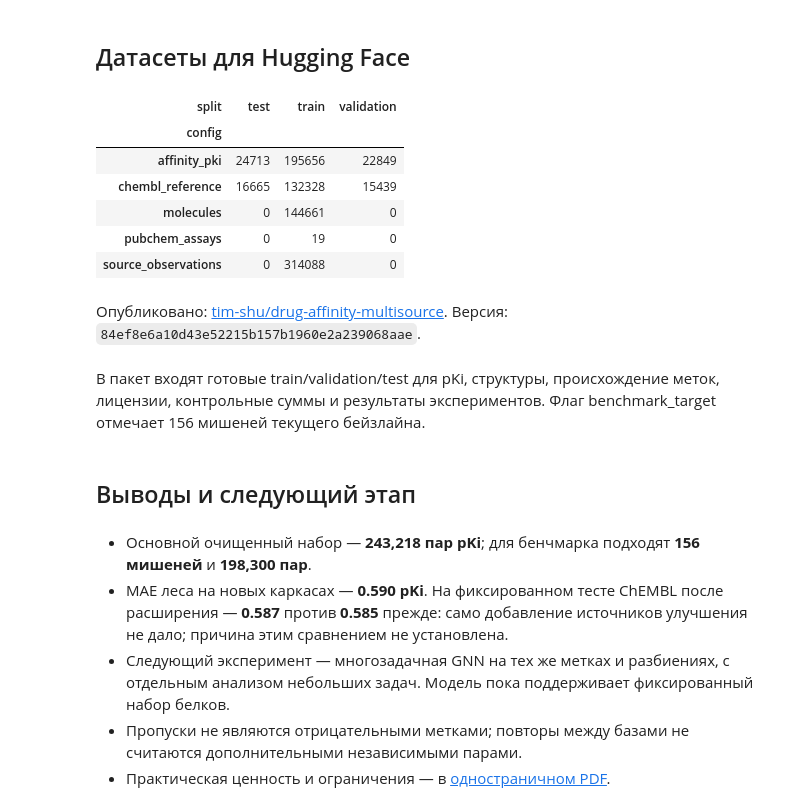
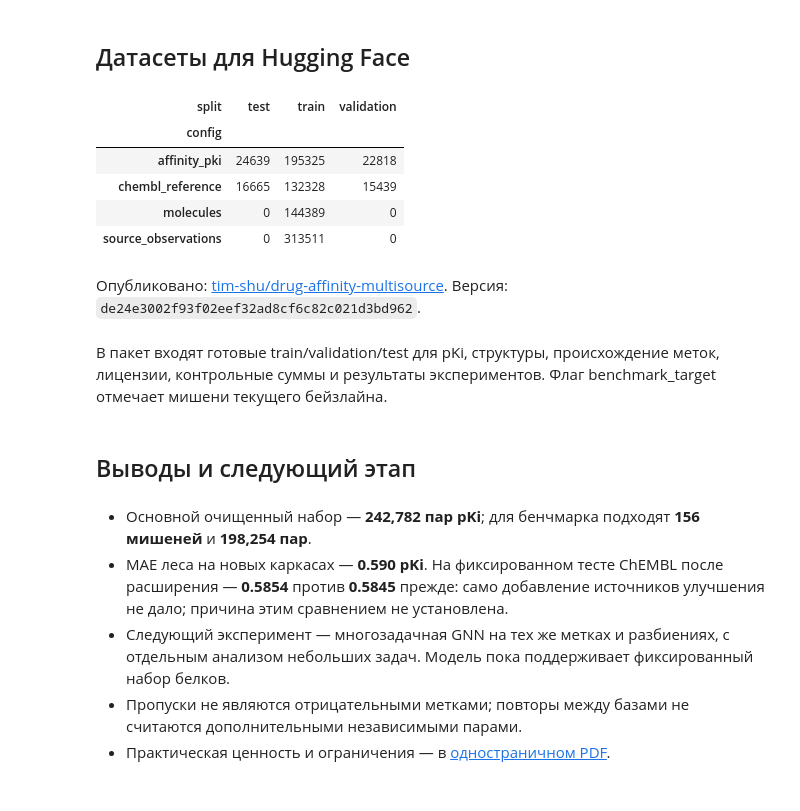
Before and after one commit to TimothyShumilov/Year_project_2026-2027_drug_repurposing, a Jupyter notebook: EDA.ipynb, the cells around one changed output. Drawn from its saved outputs; the diff is of its cells as text; code cells hidden in the pictures.

```diff
--- a/EDA.ipynb
+++ b/EDA.ipynb
@@ -509,27 +525,26 @@ display(Markdown('Срезы по источнику могут содержат
 # %%
 package = json.loads((MULTI_RESULTS / 'hf_package.json').read_text())
 display(pd.DataFrame(package['configurations']).pivot(index='config',columns='split',values='rows').fillna(0).astype(int))
 publication_file = MULTI_RESULTS / 'hf_publication.json'
 if publication_file.exists():
     publication = json.loads(publication_file.read_text())
     display(Markdown(f"Опубликовано: [{publication['repository']}]({publication['url']}). "
                      f"Версия: `{publication['revision']}`."))
 else:
     display(Markdown(f"Пакет для `{package['repository']}` подготовлен локально; "
                      "публикация ещё не подтверждена."))
 display(Markdown('В пакет входят готовые train/validation/test для pKi, структуры, '
     'происхождение меток, лицензии, контрольные суммы и результаты экспериментов. '
-    'Флаг benchmark_target отмечает 156 мишеней текущего бейзлайна.'))
+    'Флаг benchmark_target отмечает мишени текущего бейзлайна.'))
 # %% [output]
 | split | test | train | validation |
 | config |  |  |  |
-| affinity_pki | 24713 | 195656 | 22849 |
+| affinity_pki | 24639 | 195325 | 22818 |
 | chembl_reference | 16665 | 132328 | 15439 |
-| molecules | 0 | 144661 | 0 |
-| pubchem_assays | 0 | 19 | 0 |
-| source_observations | 0 | 314088 | 0 |
+| molecules | 0 | 144389 | 0 |
+| source_observations | 0 | 313511 | 0 |
-Опубликовано: [tim-shu/drug-affinity-multisource](https://huggingface.co/datasets/tim-shu/drug-affinity-multisource). Версия: `84ef8e6a10d43e52215b157b1960e2a239068aae`.
+Опубликовано: [tim-shu/drug-affinity-multisource](https://huggingface.co/datasets/tim-shu/drug-affinity-multisource). Версия: `de24e3002f93f02eef32ad8cf6c82c021d3bd962`.
-В пакет входят готовые train/validation/test для pKi, структуры, происхождение меток, лицензии, контрольные суммы и результаты экспериментов. Флаг benchmark_target отмечает 156 мишеней текущего бейзлайна.
+В пакет входят готовые train/validation/test для pKi, структуры, происхождение меток, лицензии, контрольные суммы и результаты экспериментов. Флаг benchmark_target отмечает мишени текущего бейзлайна.
 # %% [markdown]
 ## Выводы и следующий этап
 # %%
@@ -539,7 +554,7 @@ comparison = multi_baseline['original_test_comparison']
 display(Markdown(f"- Основной очищенный набор — **{multi_eda['pairs_by_endpoint']['pKi']:,} пар pKi**; "
     f"для бенчмарка подходят **{main_result['eligible_targets']} мишеней** и **{main_result['eligible_pairs']:,} пар**.\n"
     f"- MAE леса на новых каркасах — **{main_test['MAE']:.3f} pKi**. На фиксированном тесте ChEMBL "
-    f"после расширения — **{comparison[1]['MAE']:.3f}** против **{comparison[0]['MAE']:.3f}** прежде: "
+    f"после расширения — **{comparison[1]['MAE']:.4f}** против **{comparison[0]['MAE']:.4f}** прежде: "
     "само добавление источников улучшения не дало; причина этим сравнением не установлена.\n"
     "- Следующий эксперимент — многозадачная GNN на тех же метках и разбиениях, "
     "с отдельным анализом небольших задач. Модель пока поддерживает фиксированный набор белков.\n"
@@ -547,8 +562,8 @@ display(Markdown(f"- Основной очищенный набор — **{multi
     "не считаются дополнительными независимыми парами.\n"
     "- Практическая ценность и ограничения — в [одностраничном PDF](output/pdf/practical_value.pdf)."))
 # %% [output]
-- Основной очищенный набор — **243,218 пар pKi**; для бенчмарка подходят **156 мишеней** и **198,300 пар**.
-- MAE леса на новых каркасах — **0.590 pKi**. На фиксированном тесте ChEMBL после расширения — **0.587** против **0.585** прежде: само добавление источников улучшения не дало; причина этим сравнением не установлена.
+- Основной очищенный набор — **242,782 пар pKi**; для бенчмарка подходят **156 мишеней** и **198,254 пар**.
+- MAE леса на новых каркасах — **0.590 pKi**. На фиксированном тесте ChEMBL после расширения — **0.5854** против **0.5845** прежде: само добавление источников улучшения не дало; причина этим сравнением не установлена.
 - Следующий эксперимент — многозадачная GNN на тех же метках и разбиениях, с отдельным анализом небольших задач. Модель пока поддерживает фиксированный набор белков.
 - Пропуски не являются отрицательными метками; повторы между базами не считаются дополнительными независимыми парами.
 - Практическая ценность и ограничения — в [одностраничном PDF](output/pdf/practical_value.pdf).
```
Also changed, not shown: parts of 8 cells of this notebook, 34 other files.
